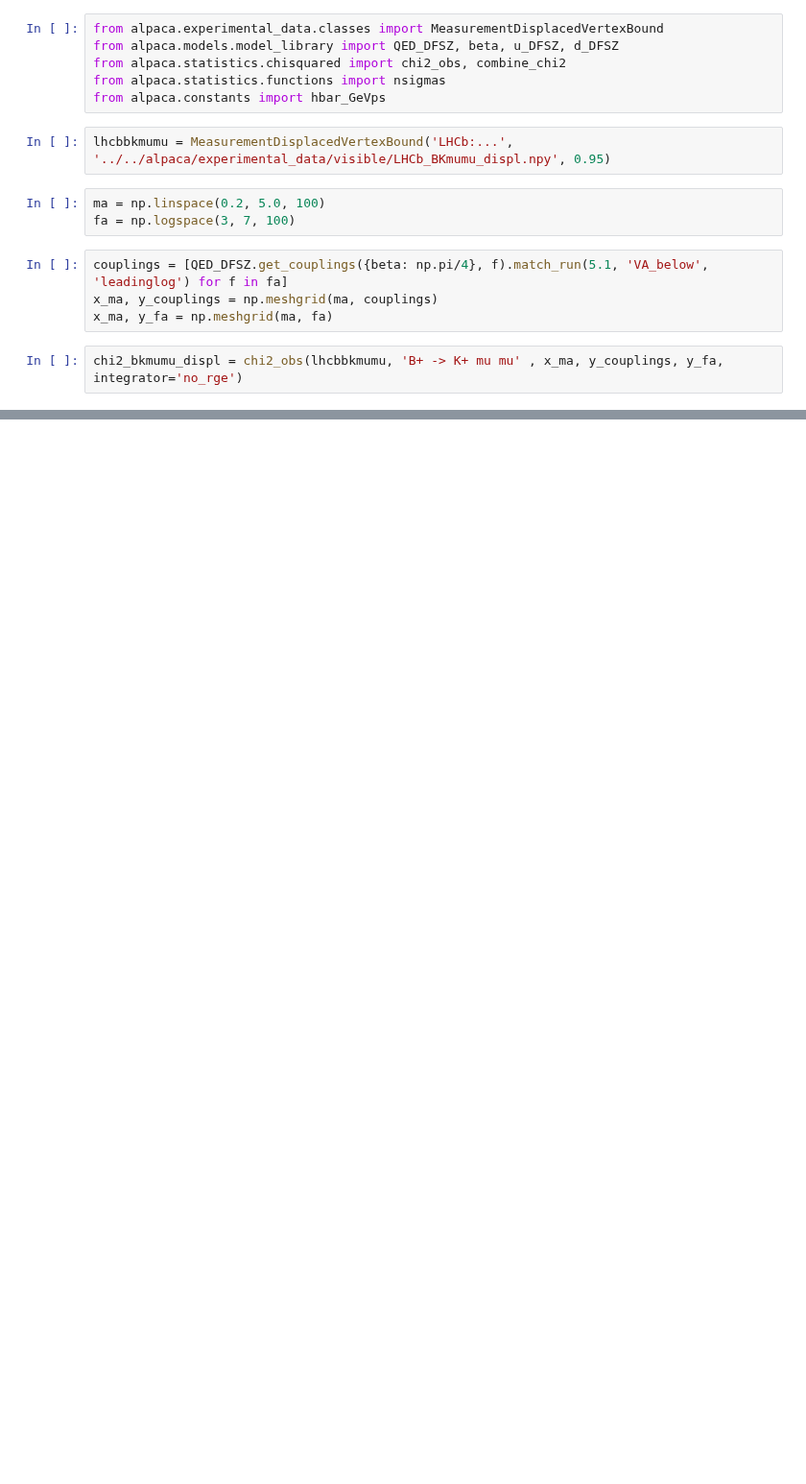
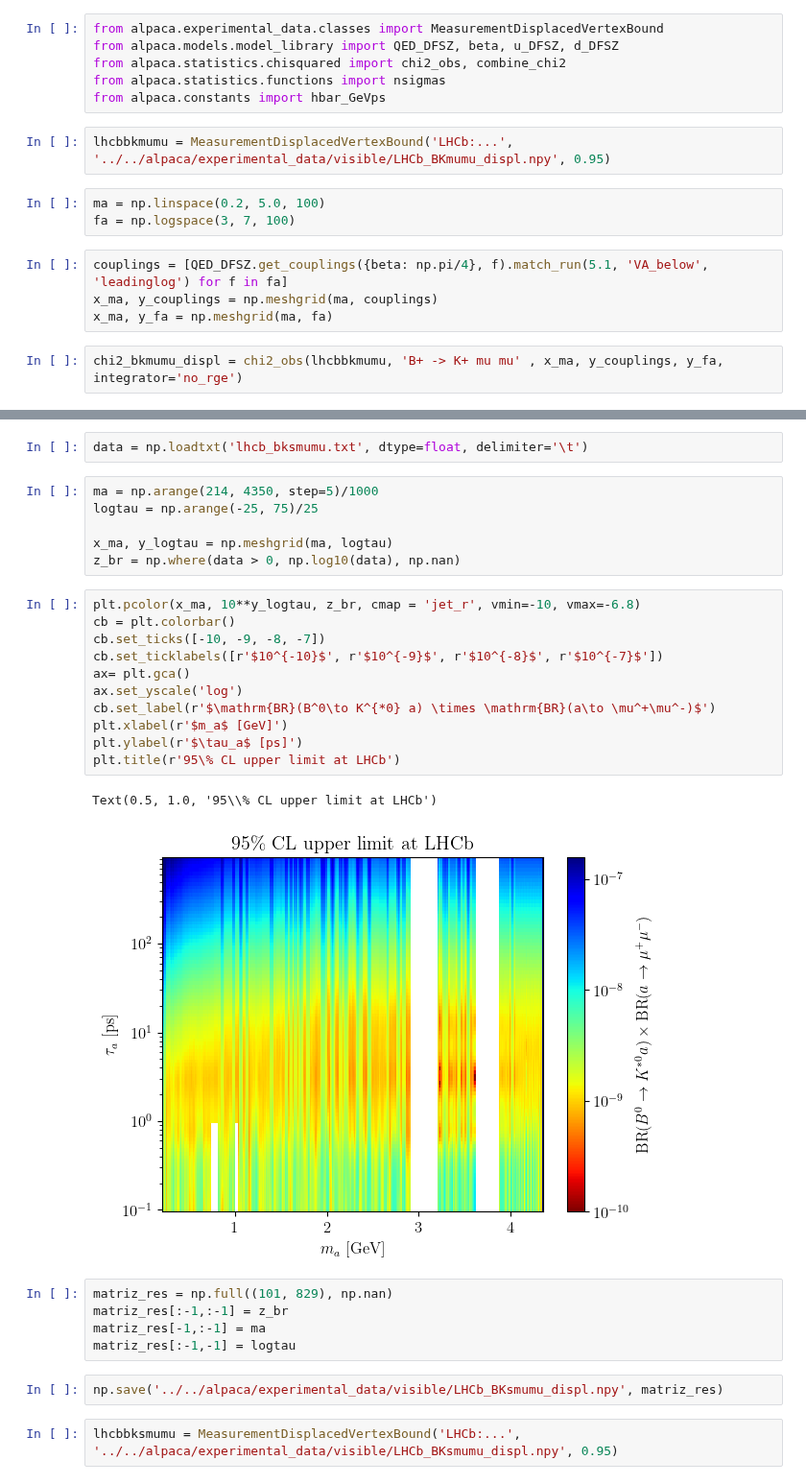
Before and after one commit to alp-aca/alp-aca, a Jupyter notebook: tutorials/displaced_LHCb/read_figures.ipynb, the cells around one changed output, grey strips where cells are left out. Shown at 96% size. Saved outputs shown, nothing was run; the diff lists cells and outputs as text; blank space fills up the shorter version.

Commit message:
feat: B0 -> K*0 mumu at LHCb

```diff
--- a/tutorials/displaced_LHCb/read_figures.ipynb
+++ b/tutorials/displaced_LHCb/read_figures.ipynb
@@ -192,0 +196,31 @@ Text(0.5, 1.0, '$B^+ \\to K^+ a(\\to \\mu^+ \\mu^-)$ at LHCb, QED-DFSZ with $\\t
+# %%
+data = np.loadtxt('lhcb_bksmumu.txt', dtype=float, delimiter='\t')
+# %%
+ma = np.arange(214, 4350, step=5)/1000
+logtau = np.arange(-25, 75)/25
+
+x_ma, y_logtau = np.meshgrid(ma, logtau)
+z_br = np.where(data > 0, np.log10(data), np.nan)
+# %%
+plt.pcolor(x_ma, 10**y_logtau, z_br, cmap = 'jet_r', vmin=-10, vmax=-6.8)
+cb = plt.colorbar()
+cb.set_ticks([-10, -9, -8, -7])
+cb.set_ticklabels([r'$10^{-10}$', r'$10^{-9}$', r'$10^{-8}$', r'$10^{-7}$'])
+ax= plt.gca()
+ax.set_yscale('log')
+cb.set_label(r'$\mathrm{BR}(B^0\to K^{*0} a) \times \mathrm{BR}(a\to \mu^+\mu^-)$')
+plt.xlabel(r'$m_a$ [GeV]')
+plt.ylabel(r'$\tau_a$ [ps]')
+plt.title(r'95\% CL upper limit at LHCb')
+# %% [output]
+Text(0.5, 1.0, '95\\% CL upper limit at LHCb')
+[figure, added]
+# %%
+matriz_res = np.full((101, 829), np.nan)
+matriz_res[:-1,:-1] = z_br
+matriz_res[-1,:-1] = ma
+matriz_res[:-1,-1] = logtau
+# %%
+np.save('../../alpaca/experimental_data/visible/LHCb_BKsmumu_displ.npy', matriz_res)
+# %%
+lhcbbksmumu = MeasurementDisplacedVertexBound('LHCb:...', '../../alpaca/experimental_data/visible/LHCb_BKsmumu_displ.npy', 0.95)
```
Also changed, not shown: parts of 6 cells of this notebook, 9 other files.
